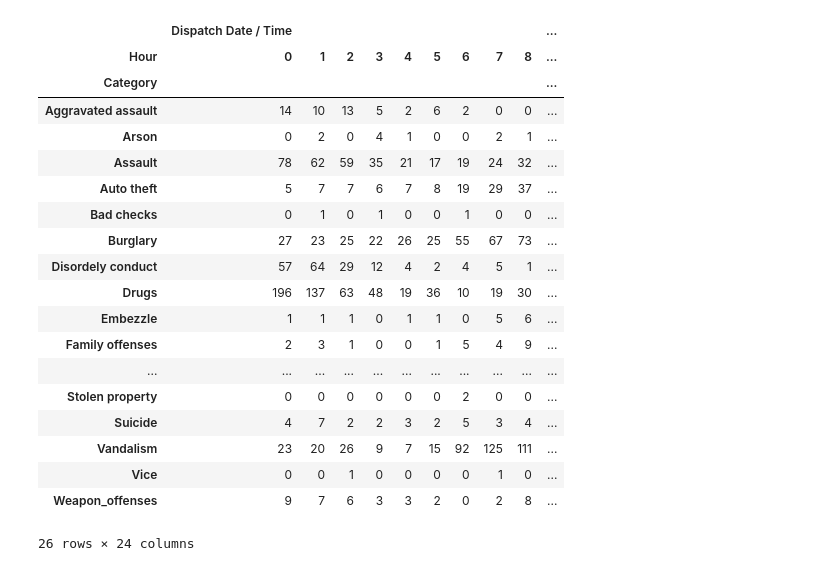
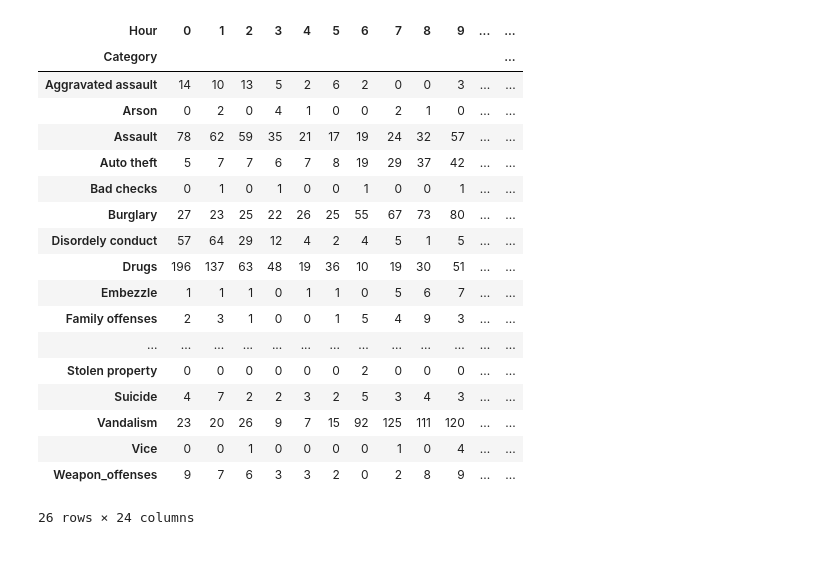
Before and after one commit to abugim/Minority-Report, a Jupyter notebook: Time Analysis.ipynb, the cells around one changed output. Saved outputs shown, nothing was run; the diff lists cells and outputs as text; code cells hidden in the pictures.

Commit message:
Finalização de Time Analysis

```diff
--- a/Time Analysis.ipynb
+++ b/Time Analysis.ipynb
@@ -14,27 +14,28 @@ classify_occurrences(crimes_df)
 # %%
 hourly_crimes_df = crimes_df[['Category', 'Dispatch Date / Time']].copy()
 hourly_crimes_df['Hour'] = hourly_crimes_df['Dispatch Date / Time'].dt.hour
+hourly_crimes_df['Day Part'] = hourly_crimes_df['Hour'].apply(lambda h: 'Day' if 6 < h < 18 else 'Night')
 # %%
-p_table = pd.pivot_table(hourly_crimes_df, index='Category', columns='Hour', aggfunc=len, fill_value=0)
-p_table
+cat_hour_df = hourly_crimes_df[['Category', 'Hour']]
+cat_by_hour_pt = pd.pivot_table(cat_hour_df, index='Category', columns='Hour', aggfunc=len, fill_value=0)
+cat_by_hour_pt
 # %% [output]
-|  | Dispatch Date / Time |  |  |  |  |  |  |  |  | ... |
-| Hour | 0 | 1 | 2 | 3 | 4 | 5 | 6 | 7 | 8 | ... |
-| Category |  |  |  |  |  |  |  |  |  | ... |
-| Aggravated assault | 14 | 10 | 13 | 5 | 2 | 6 | 2 | 0 | 0 | ... |
-| Arson | 0 | 2 | 0 | 4 | 1 | 0 | 0 | 2 | 1 | ... |
-| Assault | 78 | 62 | 59 | 35 | 21 | 17 | 19 | 24 | 32 | ... |
-| Auto theft | 5 | 7 | 7 | 6 | 7 | 8 | 19 | 29 | 37 | ... |
-| Bad checks | 0 | 1 | 0 | 1 | 0 | 0 | 1 | 0 | 0 | ... |
-| Burglary | 27 | 23 | 25 | 22 | 26 | 25 | 55 | 67 | 73 | ... |
-| Disordely conduct | 57 | 64 | 29 | 12 | 4 | 2 | 4 | 5 | 1 | ... |
-| Drugs | 196 | 137 | 63 | 48 | 19 | 36 | 10 | 19 | 30 | ... |
-| Embezzle | 1 | 1 | 1 | 0 | 1 | 1 | 0 | 5 | 6 | ... |
-| Family offenses | 2 | 3 | 1 | 0 | 0 | 1 | 5 | 4 | 9 | ... |
-| ... | ... | ... | ... | ... | ... | ... | ... | ... | ... | ... |
-| Stolen property | 0 | 0 | 0 | 0 | 0 | 0 | 2 | 0 | 0 | ... |
-| Suicide | 4 | 7 | 2 | 2 | 3 | 2 | 5 | 3 | 4 | ... |
-| Vandalism | 23 | 20 | 26 | 9 | 7 | 15 | 92 | 125 | 111 | ... |
-| Vice | 0 | 0 | 1 | 0 | 0 | 0 | 0 | 1 | 0 | ... |
-| Weapon_offenses | 9 | 7 | 6 | 3 | 3 | 2 | 0 | 2 | 8 | ... |
+| Hour | 0 | 1 | 2 | 3 | 4 | 5 | 6 | 7 | 8 | 9 | ... | ... |
+| Category |  |  |  |  |  |  |  |  |  |  |  | ... |
+| Aggravated assault | 14 | 10 | 13 | 5 | 2 | 6 | 2 | 0 | 0 | 3 | ... | ... |
+| Arson | 0 | 2 | 0 | 4 | 1 | 0 | 0 | 2 | 1 | 0 | ... | ... |
+| Assault | 78 | 62 | 59 | 35 | 21 | 17 | 19 | 24 | 32 | 57 | ... | ... |
+| Auto theft | 5 | 7 | 7 | 6 | 7 | 8 | 19 | 29 | 37 | 42 | ... | ... |
+| Bad checks | 0 | 1 | 0 | 1 | 0 | 0 | 1 | 0 | 0 | 1 | ... | ... |
+| Burglary | 27 | 23 | 25 | 22 | 26 | 25 | 55 | 67 | 73 | 80 | ... | ... |
+| Disordely conduct | 57 | 64 | 29 | 12 | 4 | 2 | 4 | 5 | 1 | 5 | ... | ... |
+| Drugs | 196 | 137 | 63 | 48 | 19 | 36 | 10 | 19 | 30 | 51 | ... | ... |
+| Embezzle | 1 | 1 | 1 | 0 | 1 | 1 | 0 | 5 | 6 | 7 | ... | ... |
+| Family offenses | 2 | 3 | 1 | 0 | 0 | 1 | 5 | 4 | 9 | 3 | ... | ... |
+| ... | ... | ... | ... | ... | ... | ... | ... | ... | ... | ... | ... | ... |
+| Stolen property | 0 | 0 | 0 | 0 | 0 | 0 | 2 | 0 | 0 | 0 | ... | ... |
+| Suicide | 4 | 7 | 2 | 2 | 3 | 2 | 5 | 3 | 4 | 3 | ... | ... |
+| Vandalism | 23 | 20 | 26 | 9 | 7 | 15 | 92 | 125 | 111 | 120 | ... | ... |
+| Vice | 0 | 0 | 1 | 0 | 0 | 0 | 0 | 1 | 0 | 4 | ... | ... |
+| Weapon_offenses | 9 | 7 | 6 | 3 | 3 | 2 | 0 | 2 | 8 | 9 | ... | ... |
 26 rows × 24 columns
```
Also changed, not shown: parts of 14 cells of this notebook.
